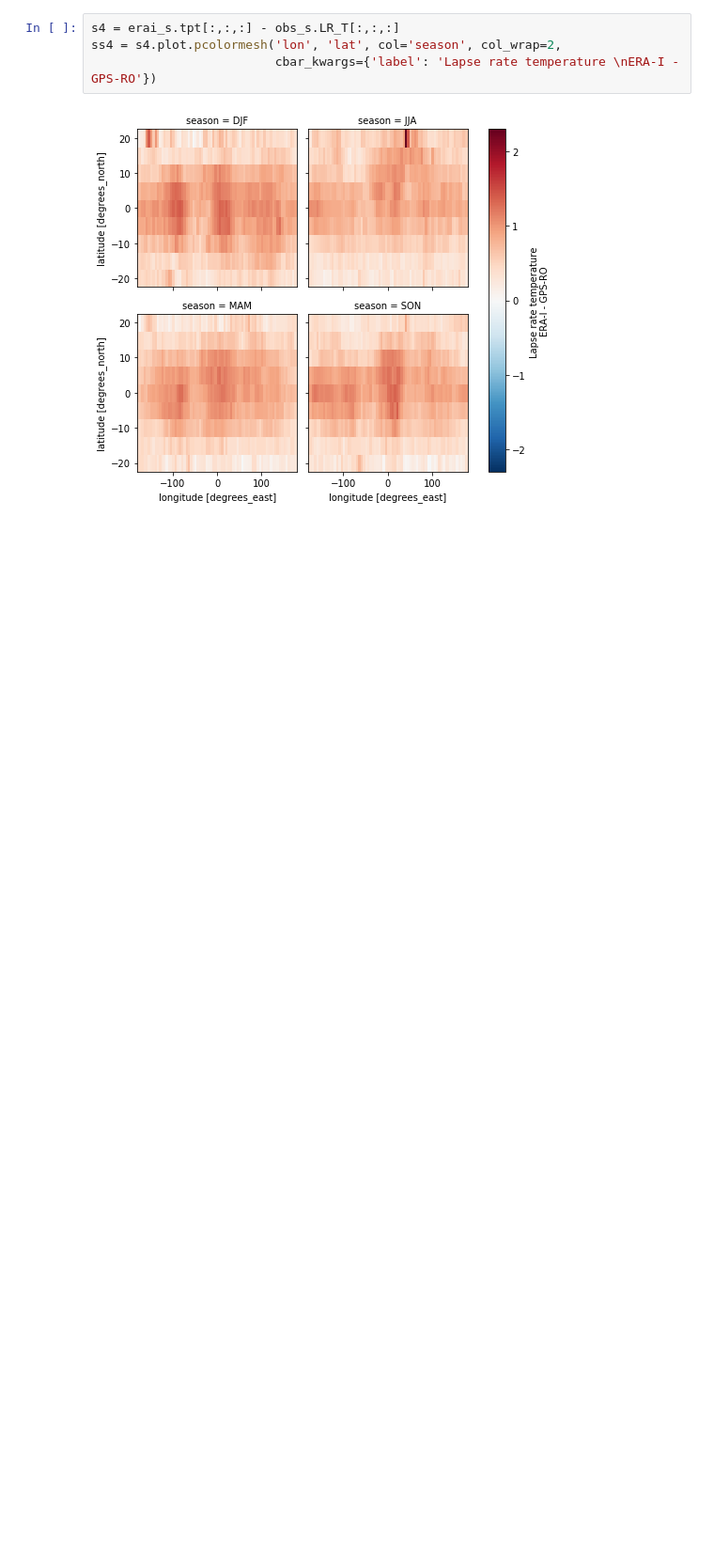
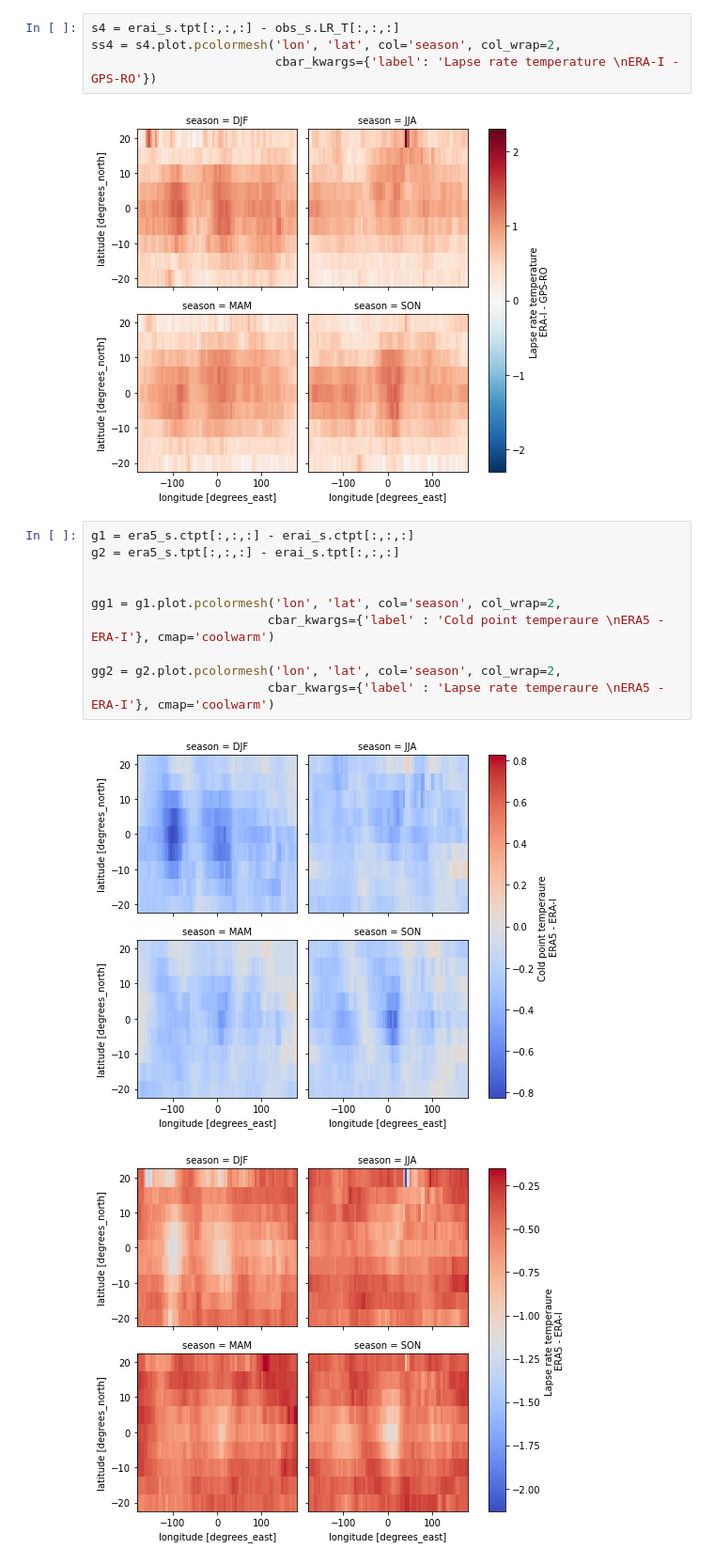
Before and after one commit to johanmeh/master, a Jupyter notebook: remap/regird_map_height.ipynb, the cells around one changed output. Shown at 94% size. Cells and saved outputs as stored; diff of their text form; blank space fills up the shorter version.

Commit message:
update with ERA5-ERAI

```diff
--- a/remap/regird_map_height.ipynb
+++ b/remap/regird_map_height.ipynb
@@ -117,3 +112,16 @@ ss4 = s4.plot.pcolormesh('lon', 'lat', col='season', col_wrap=2,
                          cbar_kwargs={'label': 'Lapse rate temperature \nERA-I - GPS-RO'})
 # %% [output]
 [figure]
+# %%
+g1 = era5_s.ctpt[:,:,:] - erai_s.ctpt[:,:,:]
+g2 = era5_s.tpt[:,:,:] - erai_s.tpt[:,:,:]
+
+
+gg1 = g1.plot.pcolormesh('lon', 'lat', col='season', col_wrap=2,
+                        cbar_kwargs={'label' : 'Cold point temperaure \nERA5 - ERA-I'}, cmap='coolwarm')
+
+gg2 = g2.plot.pcolormesh('lon', 'lat', col='season', col_wrap=2,
+                        cbar_kwargs={'label' : 'Lapse rate temperaure \nERA5 - ERA-I'}, cmap='coolwarm')
+# %% [output]
+[figure, added]
+[figure, added]
```
Also changed, not shown: parts of 3 cells of this notebook.
